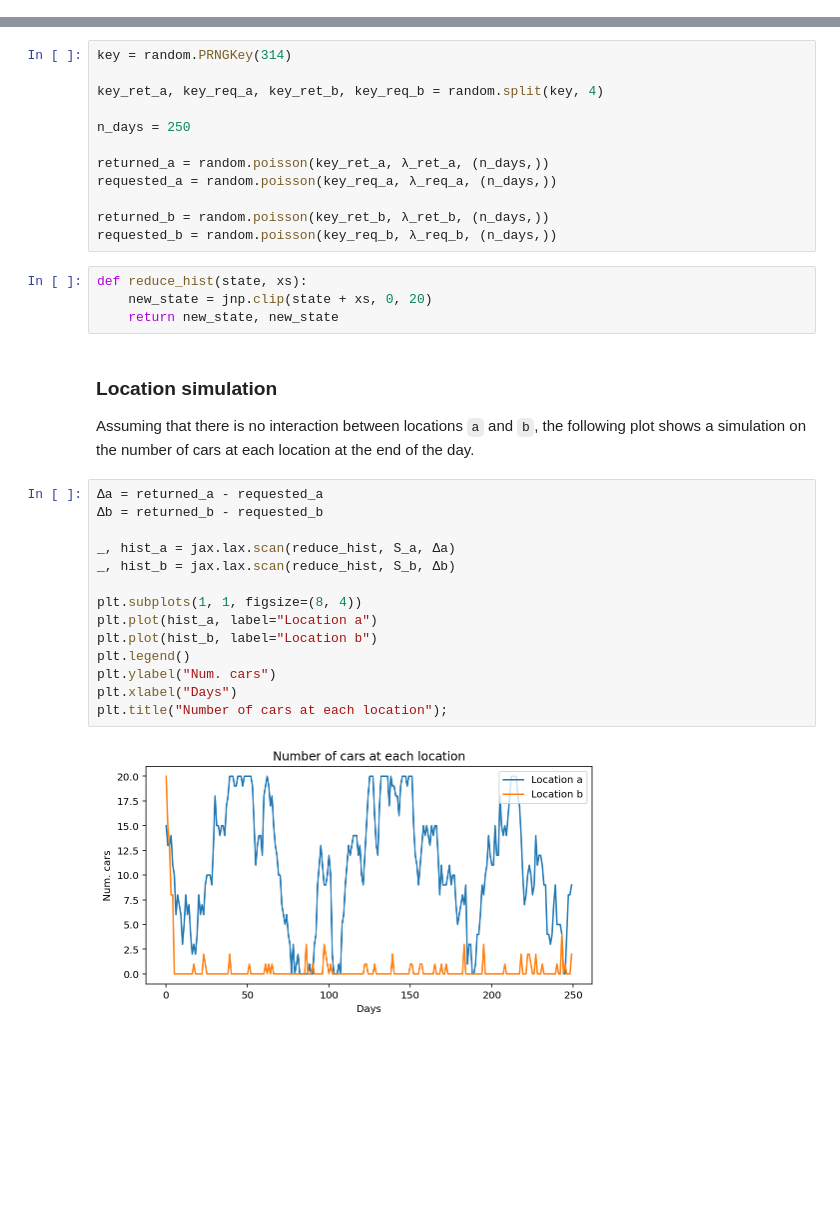
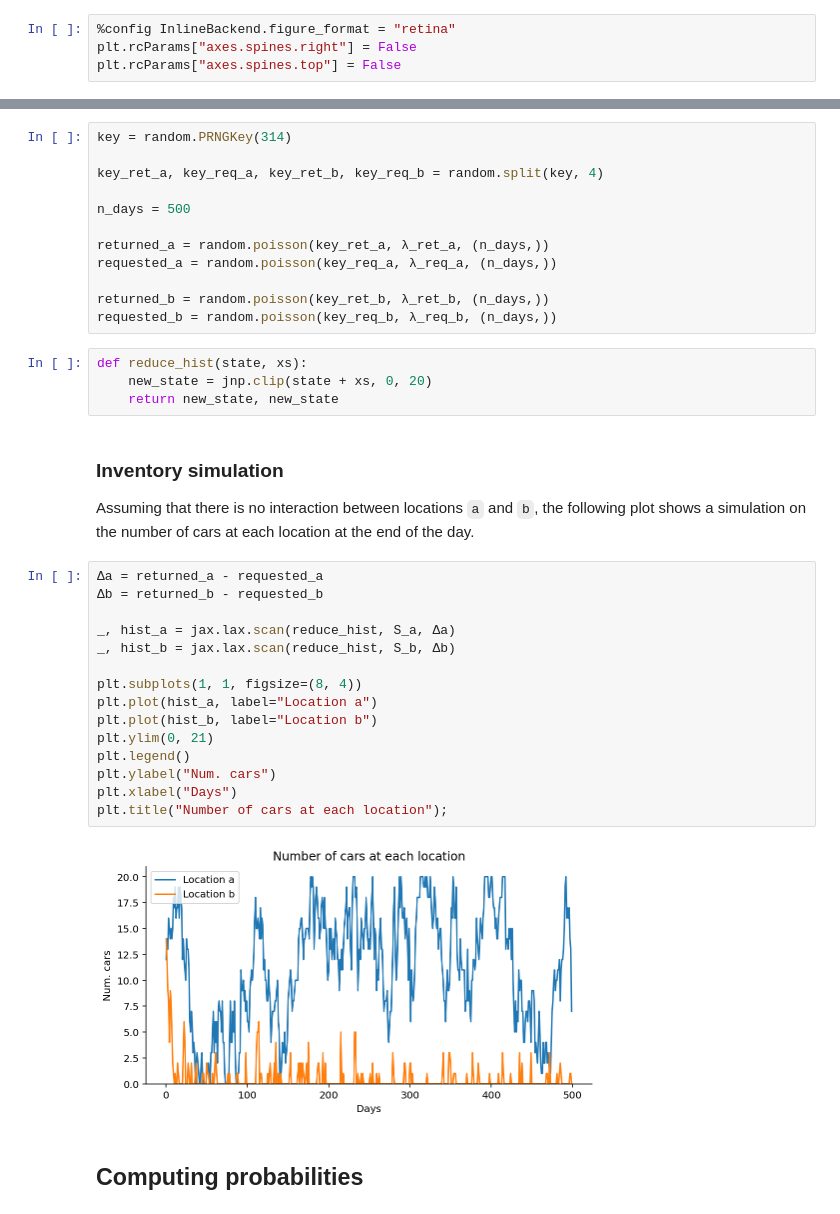
Before and after one commit to gerdm/reinforcement-learning, a Jupyter notebook: ch03/jacks-car-rental.ipynb, the cells around one changed output, grey strips where cells are left out. Saved outputs shown, nothing was run; the diff lists cells and outputs as text; blank space fills up the shorter version.

```diff
--- a/ch03/jacks-car-rental.ipynb
+++ b/ch03/jacks-car-rental.ipynb
@@ -11,3 +10,7 @@ import matplotlib.pyplot as plt
+# %%
+%config InlineBackend.figure_format = "retina"
+plt.rcParams["axes.spines.right"] = False
+plt.rcParams["axes.spines.top"] = False
 # %%
 # Discount rate
 γ = 0.9
@@ -43,7 +46,7 @@ key = random.PRNGKey(314)
 
 key_ret_a, key_req_a, key_ret_b, key_req_b = random.split(key, 4)
 
-n_days = 250
+n_days = 500
 
 returned_a = random.poisson(key_ret_a, λ_ret_a, (n_days,))
 requested_a = random.poisson(key_req_a, λ_req_a, (n_days,))
@@ -55,22 +58,25 @@ def reduce_hist(state, xs):
     new_state = jnp.clip(state + xs, 0, 20)
     return new_state, new_state
 # %% [markdown]
-### Location simulation
+### Inventory simulation
 
 Assuming that there is no interaction between locations `a` and `b`, the following plot shows a simulation on the number of cars at each location at the end of the day.
 # %%
 Δa = returned_a - requested_a
 Δb = returned_b - requested_b
 
 _, hist_a = jax.lax.scan(reduce_hist, S_a, Δa)
 _, hist_b = jax.lax.scan(reduce_hist, S_b, Δb)
 
 plt.subplots(1, 1, figsize=(8, 4))
 plt.plot(hist_a, label="Location a")
 plt.plot(hist_b, label="Location b")
+plt.ylim(0, 21)
 plt.legend()
 plt.ylabel("Num. cars")
 plt.xlabel("Days")
 plt.title("Number of cars at each location");
 # %% [output]
-[figure, old version]
+[figure, new version]
+# %% [markdown]
+## Computing probabilities
```
Also changed, not shown: parts of 8 cells of this notebook.
